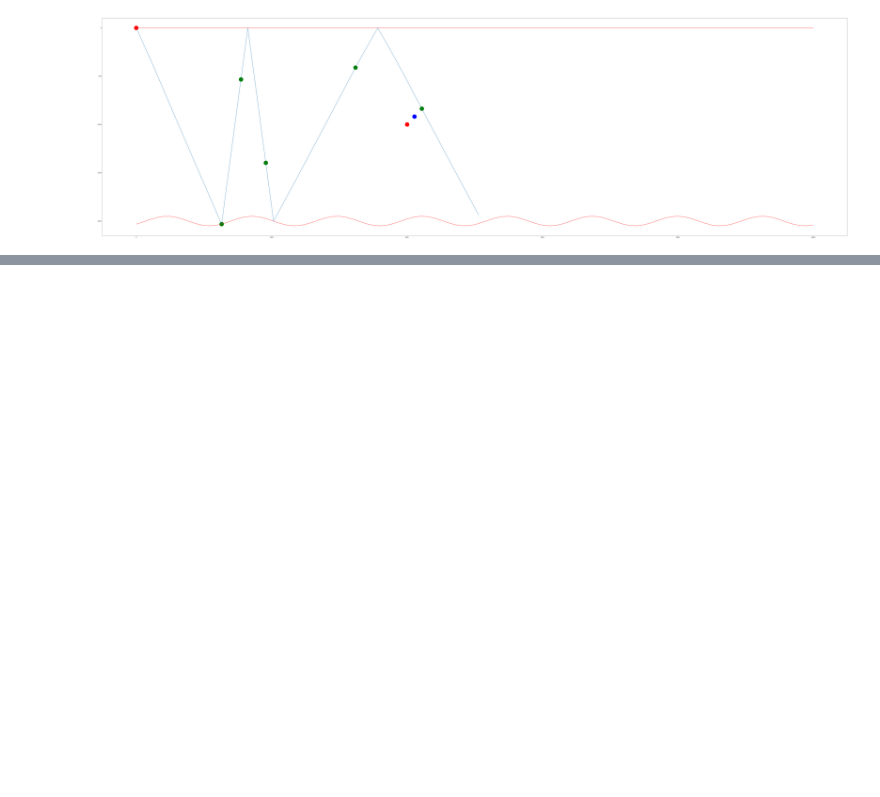
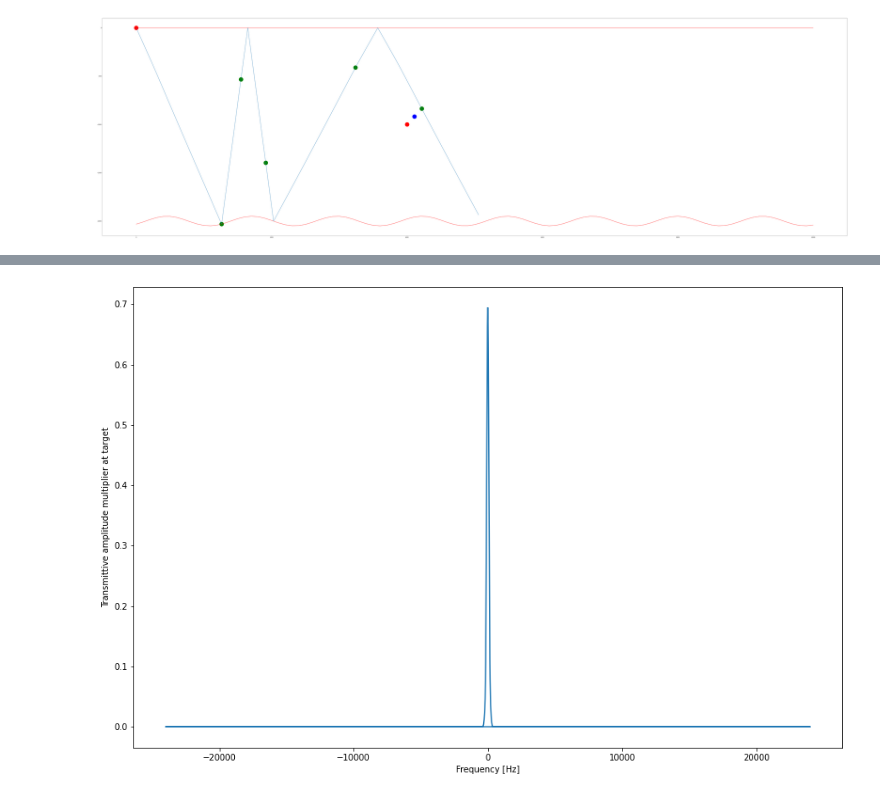
Before and after one commit to ahernot/ray-tracer, a Jupyter notebook: tests_2.ipynb, the cells around one changed output, grey strips where cells are left out. Drawn from its saved outputs; the diff is of its cells as text; code cells hidden in the pictures; blank space fills up the shorter version.

```diff
--- a/tests_2.ipynb
+++ b/tests_2.ipynb
@@ -92,0 +97,9 @@ plt.show()
+# %%
+from scipy.fft import fft, fftfreq
+from scipy.io import wavfile
+
+path_in = 'data/wav/sig-test.wav'
+sample_rate, signal = wavfile.read(path_in)
+signal = signal[:, 0]
+# %%
+n_samples = signal.shape[0]
@@ -92,0 +114,11 @@ plt.show()
+# %%
+rf = np.array(ray.freqs)
+Tmult_target_interp = np.interp(xf, np.concatenate((-1 * rf[::-1], rf)), np.concatenate((Tmult_target[::-1], Tmult_target)))
+# %%
+plt.figure(figsize=(15, 10))
+plt.plot(xf, Tmult_target_interp)
+plt.xlabel('Frequency [Hz]')
+plt.ylabel('Transmittive amplitude multiplier at target')
+plt.show()
+# %% [output]
+[figure, added]
```
Also changed, not shown: parts of 3 cells of this notebook.
